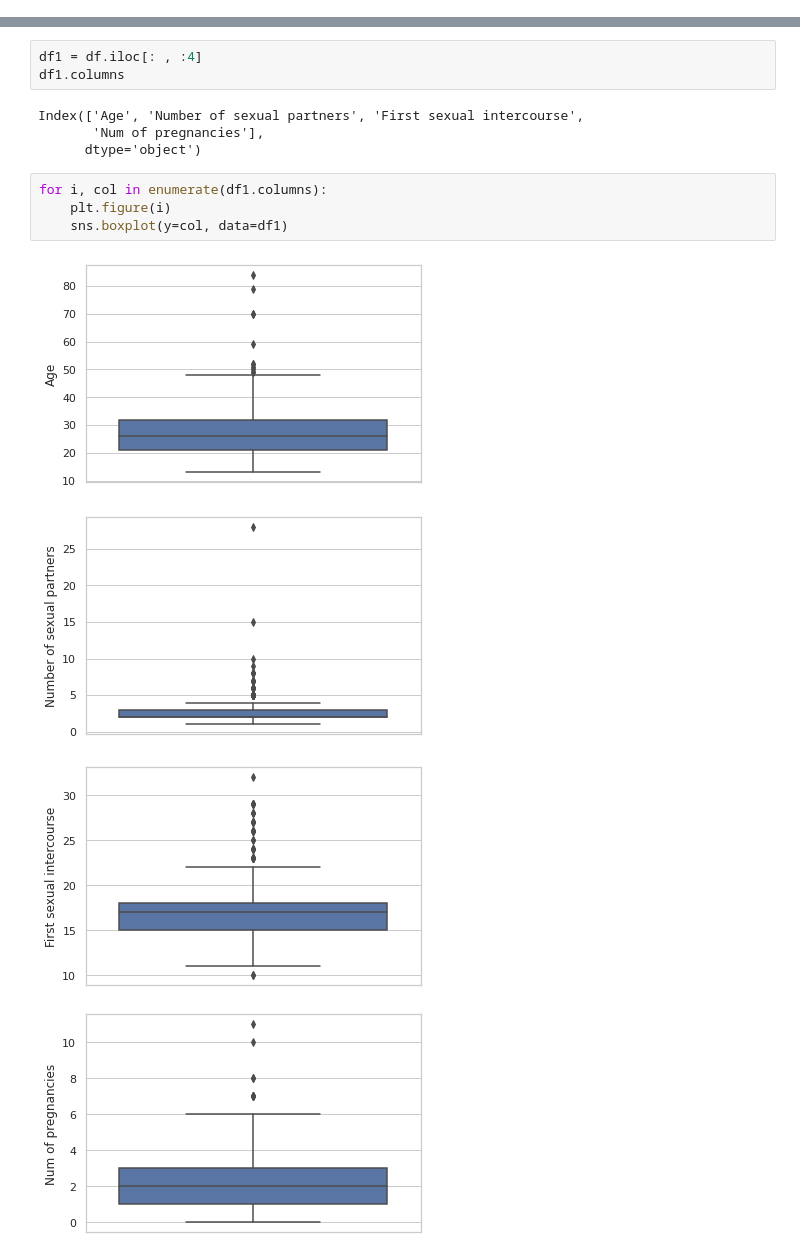
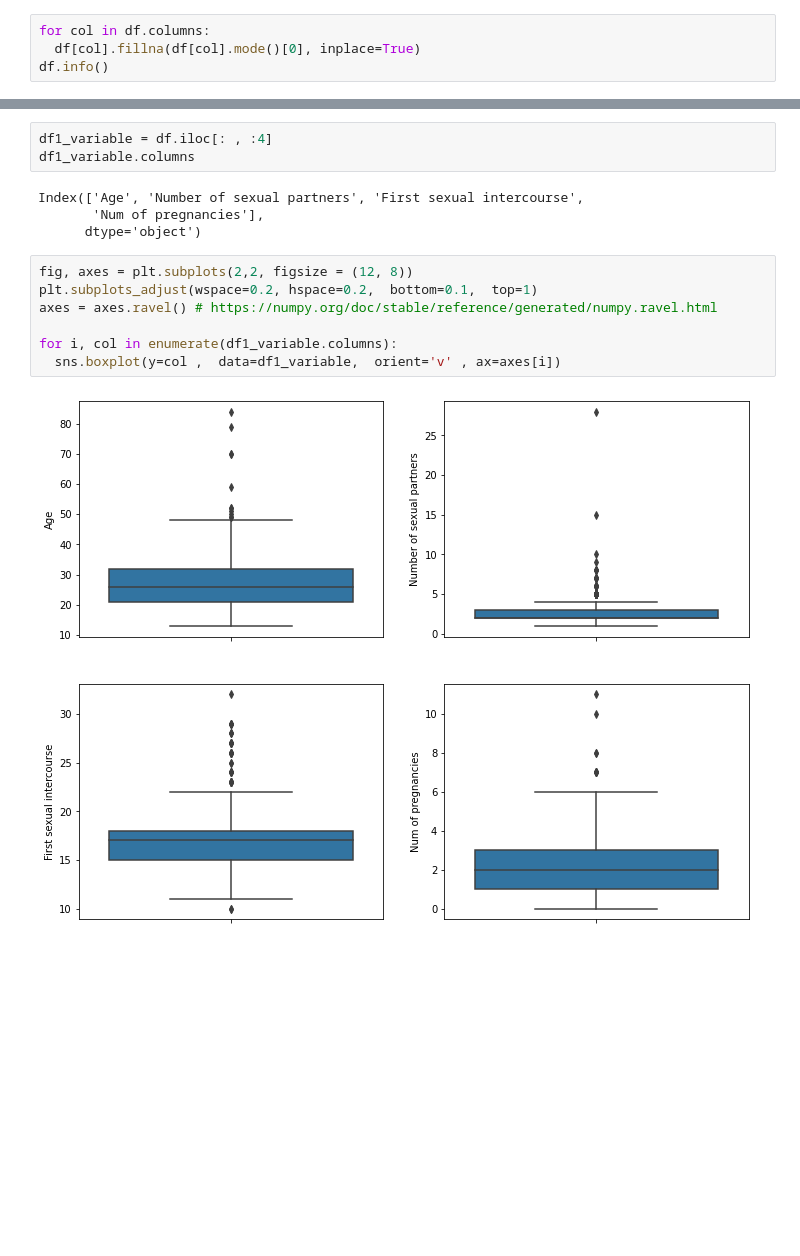
Before and after one commit to paulapipkin/Cervical_Cancer_Risk-Factor, a Jupyter notebook: Project_2_Cervical_Cancer_Risk_Paula_Pipkin.ipynb, the cells around one changed output, grey strips where cells are left out. Saved outputs shown, nothing was run; the diff lists cells and outputs as text; blank space fills up the shorter version.

```diff
--- a/Project_2_Cervical_Cancer_Risk_Paula_Pipkin.ipynb
+++ b/Project_2_Cervical_Cancer_Risk_Paula_Pipkin.ipynb
@@ -225,3 +234,7 @@ df_prego
 df_ml =  df.copy()
 # %% [markdown]
 - I will use mode ( most frequenty) to handle the missing values, but I want to use the whole dataset for EDA, that is why I'm making a copy of it, because in ML I will only input the missing values on the training data
+# %%
+for col in df.columns:
+  df[col].fillna(df[col].mode()[0], inplace=True)
+df.info()
@@ -232,16 +263,16 @@ df_ml =  df.copy()
 # %%
-df1 = df.iloc[: , :4]
-df1.columns
+df1_variable = df.iloc[: , :4]
+df1_variable.columns
 # %% [output]
 Index(['Age', 'Number of sexual partners', 'First sexual intercourse',
        'Num of pregnancies'],
       dtype='object')
-# %%
-for i, col in enumerate(df1.columns):
-    plt.figure(i)
-    sns.boxplot(y=col, data=df1)
-# %% [output]
-[figure, removed]
-[figure, removed]
-[figure, removed]
-[figure, removed]
+# %%
+fig, axes = plt.subplots(2,2, figsize = (12, 8))
+plt.subplots_adjust(wspace=0.2, hspace=0.2,  bottom=0.1,  top=1)
+axes = axes.ravel() # https://numpy.org/doc/stable/reference/generated/numpy.ravel.html
+
+for i, col in enumerate(df1_variable.columns):
+  sns.boxplot(y=col ,  data=df1_variable,  orient='v' , ax=axes[i])
+# %% [output]
+[figure, added]
```
Also changed, not shown: parts of 28 cells of this notebook.
